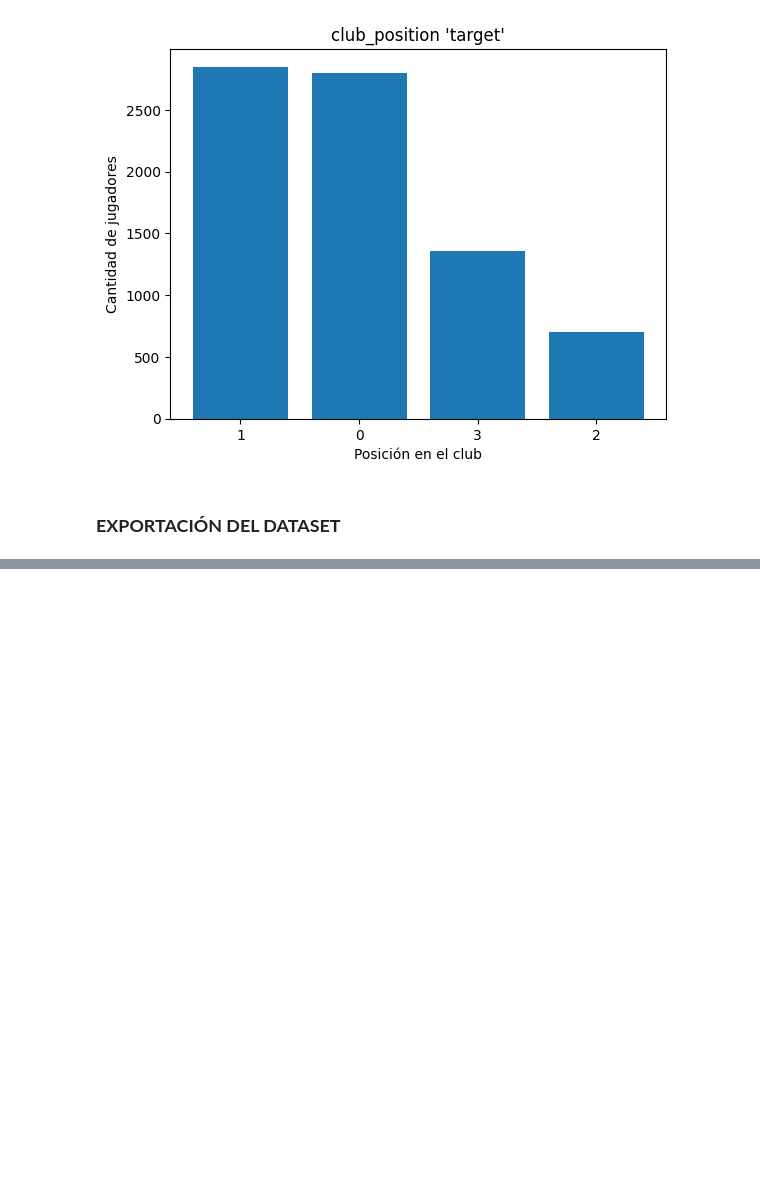
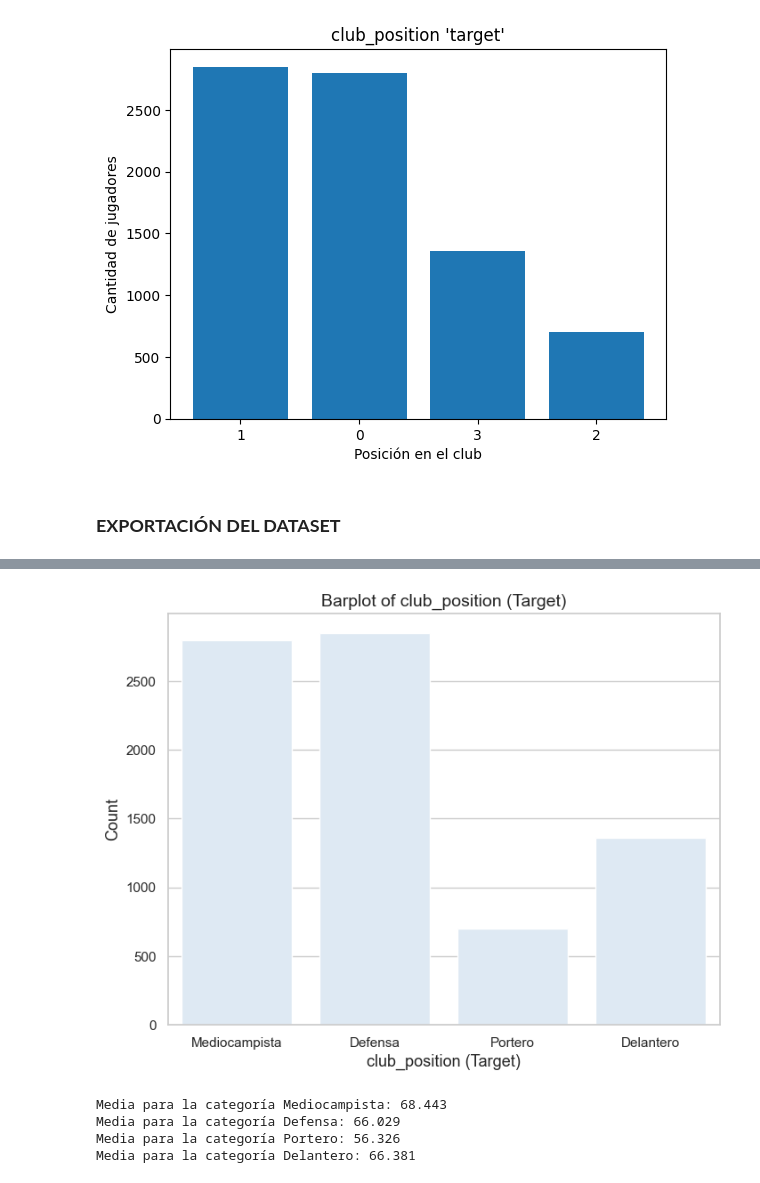
Before and after one commit to JavierBurgos-web/PROYECTO_ANALITICA_2da_entrega, a Jupyter notebook: Entrega 2 ok.ipynb, the cells around one changed output, grey strips where cells are left out. Drawn from its saved outputs; the diff is of its cells as text; code cells hidden in the pictures; blank space fills up the shorter version.

```diff
--- a/Entrega 2 ok.ipynb
+++ b/Entrega 2 ok.ipynb
@@ -324,0 +327,4 @@ df.to_csv('dataset_limpio.csv', index=False)
+# %%
+# Lectura de datos limpios
+df = pd.read_csv("https://raw.githubusercontent.com/JavierBurgos-web/PROYECTO_ANALITICA_2da_entrega/main/dataset_limpio.csv")
+df.info()
@@ -324,0 +349,41 @@ df.to_csv('dataset_limpio.csv', index=False)
+# %%
+# Estilo de las gráficas
+sns.set_theme(style='whitegrid', palette='Blues')
+
+# Variable satisfacción
+plt.figure(figsize=(8, 6))
+ax = sns.countplot(x='club_position', data=df)
+plt.title('Barplot of club_position (Target)', fontsize=14)
+plt.xlabel('club_position (Target)', fontsize=13)
+plt.ylabel('Count', fontsize=13)
+
+# Cambiamos las etiquetas del eje x
+ax.set_xticks(range(4))
+ax.set_xticklabels([
+    'Mediocampista',
+    'Defensa',
+    'Portero',
+    'Delantero'
+])
+
+plt.show()
+# %% [output]
+[figure, added]
+# %%
+categories = [0, 1, 2, 3]  # Lista de categorías que deseas analizar
+categories_labels = ['Mediocampista', 'Defensa', 'Portero', 'Delantero']
+
+category_dict = dict(zip(categories, categories_labels))  # Diccionario de correspondencia
+
+for category in categories:
+
+    mean_value = df[df['club_position'] == category].drop('club_position', axis=1).mean().mean()
+
+    mean_value_rounded = round(mean_value, 3)  # Redondear a tres decimales
+    category_label = category_dict[category]  # Obtener la etiqueta correspondiente
+    print(f"Media para la categoría {category_label}: {mean_value_rounded}")
+# %% [output]
+Media para la categoría Mediocampista: 68.443
+Media para la categoría Defensa: 66.029
+Media para la categoría Portero: 56.326
+Media para la categoría Delantero: 66.381
```
Also changed, not shown: parts of 16 cells of this notebook, 1 other file.
